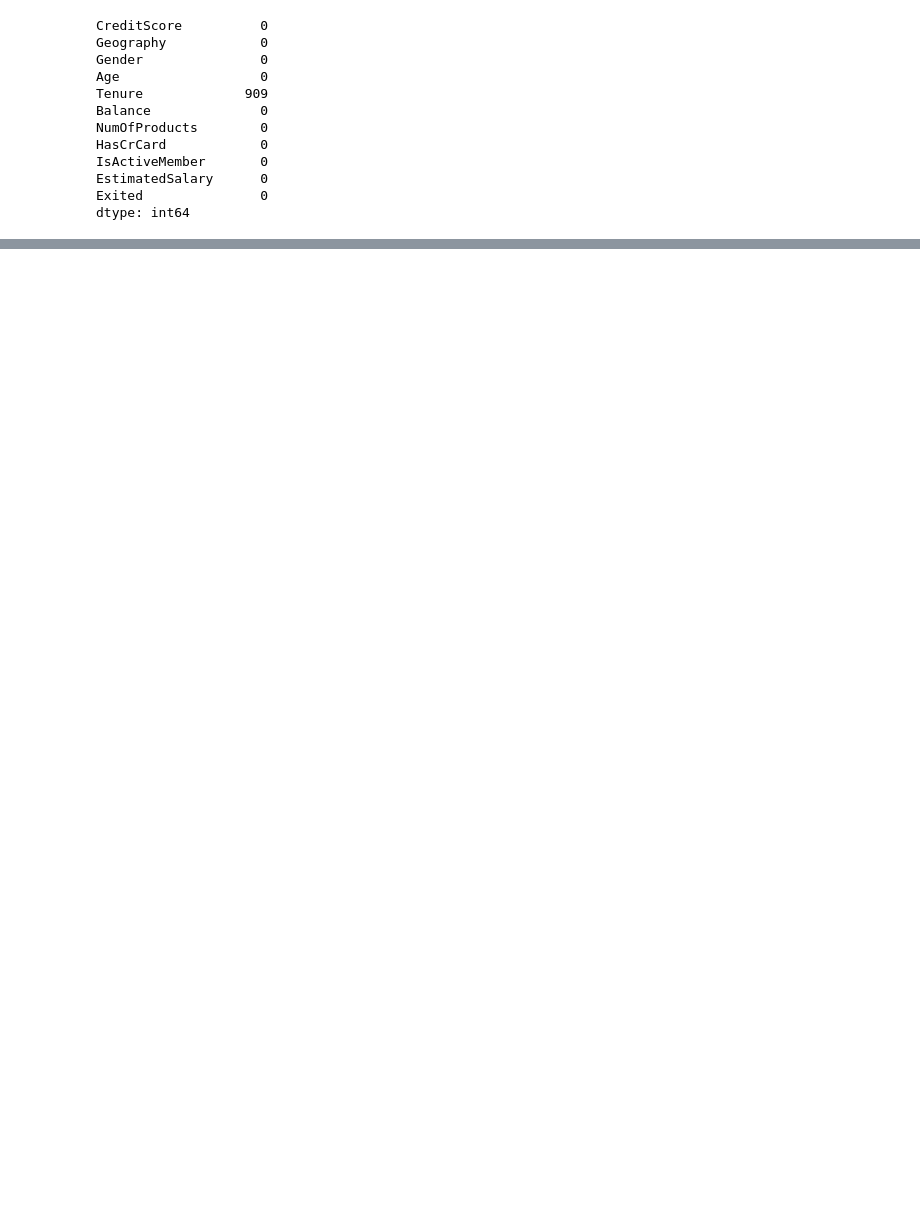
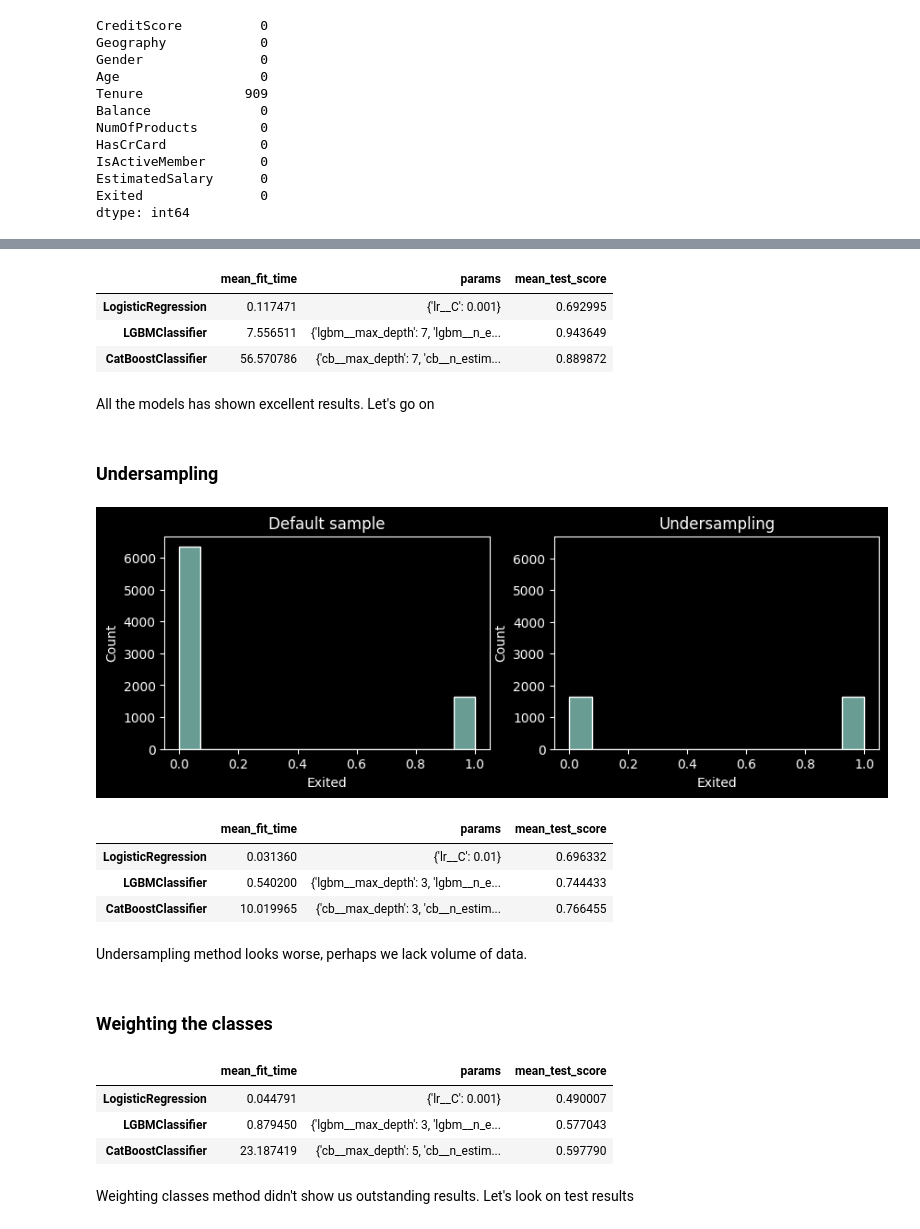
Before and after one commit to UsovAlexander/Outflow-of-bank-customers, a Jupyter notebook: Отток клиентов банка.ipynb, the cells around one changed output, grey strips where cells are left out. Drawn from its saved outputs; the diff is of its cells as text; code cells hidden in the pictures; blank space fills up the shorter version.

```diff
--- a/Отток клиентов банка.ipynb
+++ b/Отток клиентов банка.ipynb
@@ -412,0 +295,43 @@ plt.show()
+# %%
+models_ros = clf_models(X_ros, y_ros)
+# %% [output]
+|  | mean_fit_time | params | mean_test_score |
+| LogisticRegression | 0.117471 | {'lr__C': 0.001} | 0.692995 |
+| LGBMClassifier | 7.556511 | {'lgbm__max_depth': 7, 'lgbm__n_e... | 0.943649 |
+| CatBoostClassifier | 56.570786 | {'cb__max_depth': 7, 'cb__n_estim... | 0.889872 |
+# %% [markdown]
+All the models has shown excellent results. Let's go on
+# %% [markdown]
+### Undersampling
+# %%
+rus = RandomUnderSampler(random_state=RANDOM_STATE)
+X_rus, y_rus = rus.fit_resample(X_train, y_train)
+# %%
+fig, (ax1, ax2) = plt.subplots(1, 2, figsize=(10, 3))
+plt.ylim(0, 6700)
+sns.histplot(y_train,ax=ax1)
+ax1.set_title('Default sample')
+sns.histplot(y_rus, ax=ax2)
+ax2.set_title('Undersampling');
+# %% [output]
+[figure, added]
+# %%
+models_rus = clf_models(X_rus, y_rus)
+# %% [output]
+|  | mean_fit_time | params | mean_test_score |
+| LogisticRegression | 0.031360 | {'lr__C': 0.01} | 0.696332 |
+| LGBMClassifier | 0.540200 | {'lgbm__max_depth': 3, 'lgbm__n_e... | 0.744433 |
+| CatBoostClassifier | 10.019965 | {'cb__max_depth': 3, 'cb__n_estim... | 0.766455 |
+# %% [markdown]
+Undersampling method looks worse, perhaps we lack volume of data.
+# %% [markdown]
+### Weighting the classes
+# %%
+models_class_weight = clf_models(X_train, y_train, 'balanced', 'Balanced')
+# %% [output]
+|  | mean_fit_time | params | mean_test_score |
+| LogisticRegression | 0.044791 | {'lr__C': 0.001} | 0.490007 |
+| LGBMClassifier | 0.879450 | {'lgbm__max_depth': 3, 'lgbm__n_e... | 0.577043 |
+| CatBoostClassifier | 23.187419 | {'cb__max_depth': 5, 'cb__n_estim... | 0.597790 |
+# %% [markdown]
+Weighting classes method didn't show us outstanding results. Let's look on test results
```
Also changed, not shown: parts of 109 cells of this notebook.
